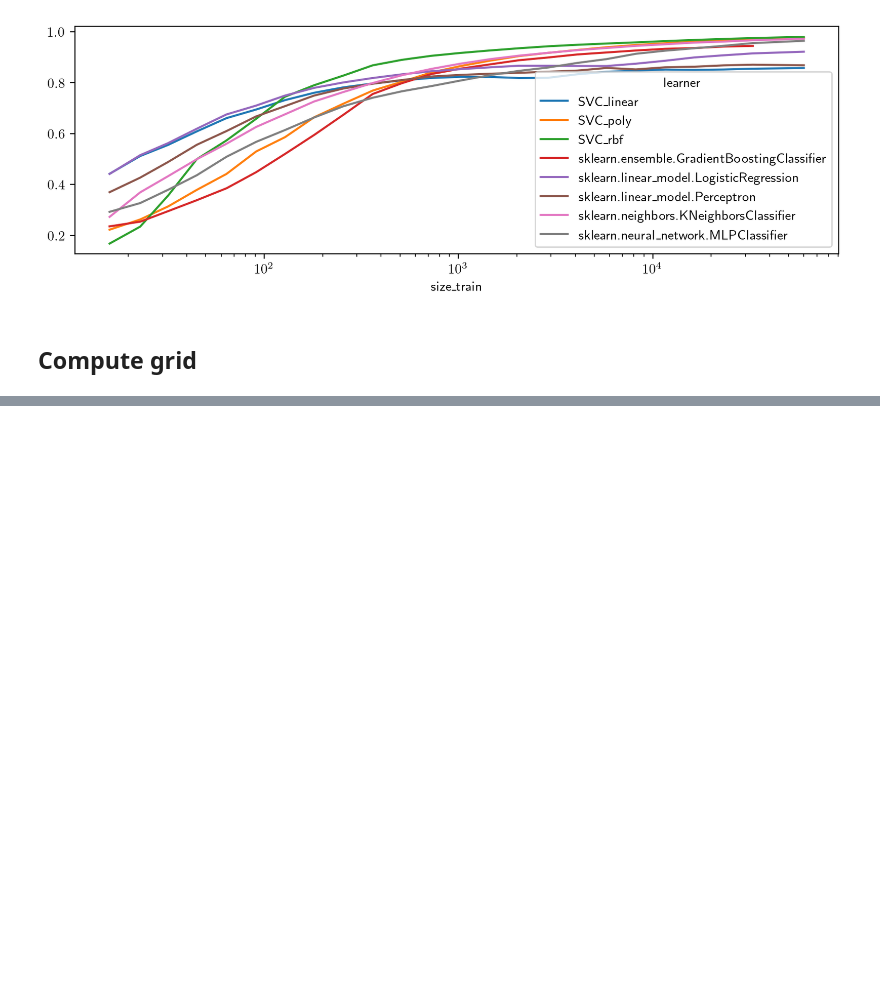
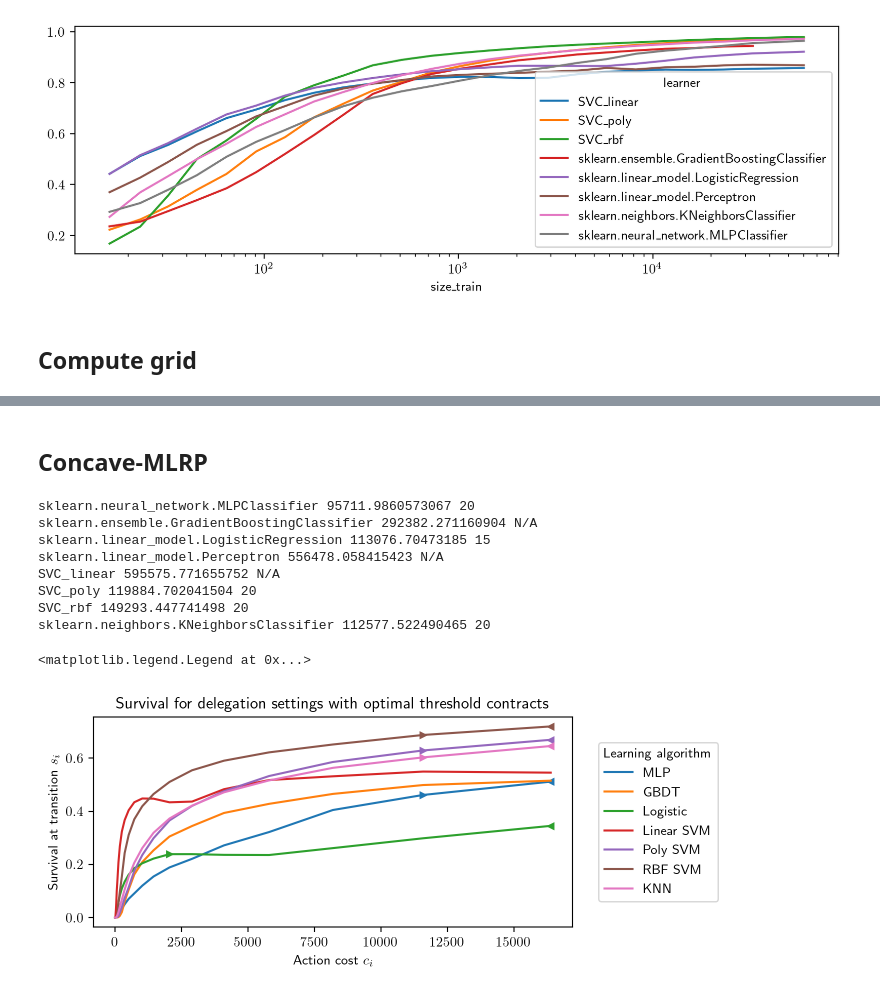
Before and after one commit to edensaig/delegated-classification, a Jupyter notebook: empirical_robustness.ipynb, the cells around one changed output, grey strips where cells are left out. Saved outputs shown, nothing was run; the diff lists cells and outputs as text; code cells hidden in the pictures; blank space fills up the shorter version.

```diff
--- a/empirical_robustness.ipynb
+++ b/empirical_robustness.ipynb
@@ -303,0 +322,67 @@ K-NN & 100\% & 100\% & 100\% & 0.00\% & 0.00\% \\
+# %% [markdown]
+## Concave-MLRP
+# %%
+j0 = lambda p,q: (q-p>=0).argmax()
+# %%
+target = 21
+
+fig,ax = plt.subplots(1,1,figsize=(7,3), tight_layout={'w_pad':2})
+
+for learner in tqdm(learners):
+    cdp = build_cdp(learner, selected_openmlid, m=selected_m)
+    lp_contract = dclf.MinBudgetContract.design(cdp, target_action=target)
+    try:
+        local_contract = dclf.MinBudgetSingleBindingActionContract.design(cdp, target_action=target, compare_to_all=True)
+    except RuntimeError:
+        local_contract = None
+    print(
+        learner,
+        lp_contract['t'].max(),
+        local_contract['binding_action'] if local_contract is not None else 'N/A',
+    )
+    if not dclf.is_threshold(lp_contract['t']):
+        continue
+    l = ax.plot(
+        cdp.cost[:target+1],
+        cdp.sf_ij[:target+1,j0(*cdp.f_ij[-2:])-1],
+        label=dclf.lcdb_learner_names[learner],
+        # linestyle='--' if (local_contract is None or local_contract['binding_action']!=target-1) else '-',
+    )
+    if local_contract is not None:
+        ax.plot(
+            cdp.cost[local_contract['binding_action']],
+            cdp.sf_ij[local_contract['binding_action'],j0(*cdp.f_ij[-2:])-1],
+            '>',
+            markersize=4,
+            color=l[0].get_color(),
+        )
+        ax.plot(
+            cdp.cost[target],
+            cdp.sf_ij[target,j0(*cdp.f_ij[-2:])-1],
+            '<',
+            markersize=4,
+            color=l[0].get_color(),
+        )
+
+ax.set(
+    title=f'Survival for delegation settings with optimal threshold contracts',
+    ylabel='Survival at transition $s_i$',
+    xlabel='Action cost $c_i$',
+)
+ax.legend(
+    bbox_to_anchor=(1.04, 0.5),
+    loc='center left',
+    # ncol=2,
+    title='Learning algorithm',
+)
+# %% [output]
+sklearn.neural_network.MLPClassifier 95711.9860573067 20
+sklearn.ensemble.GradientBoostingClassifier 292382.271160904 N/A
+sklearn.linear_model.LogisticRegression 113076.70473185 15
+sklearn.linear_model.Perceptron 556478.058415423 N/A
+SVC_linear 595575.771655752 N/A
+SVC_poly 119884.702041504 20
+SVC_rbf 149293.447741498 20
+sklearn.neighbors.KNeighborsClassifier 112577.522490465 20
+<matplotlib.legend.Legend at 0x...>
+[figure, added]
```
Also changed, not shown: parts of 16 cells of this notebook, 14 other files.
